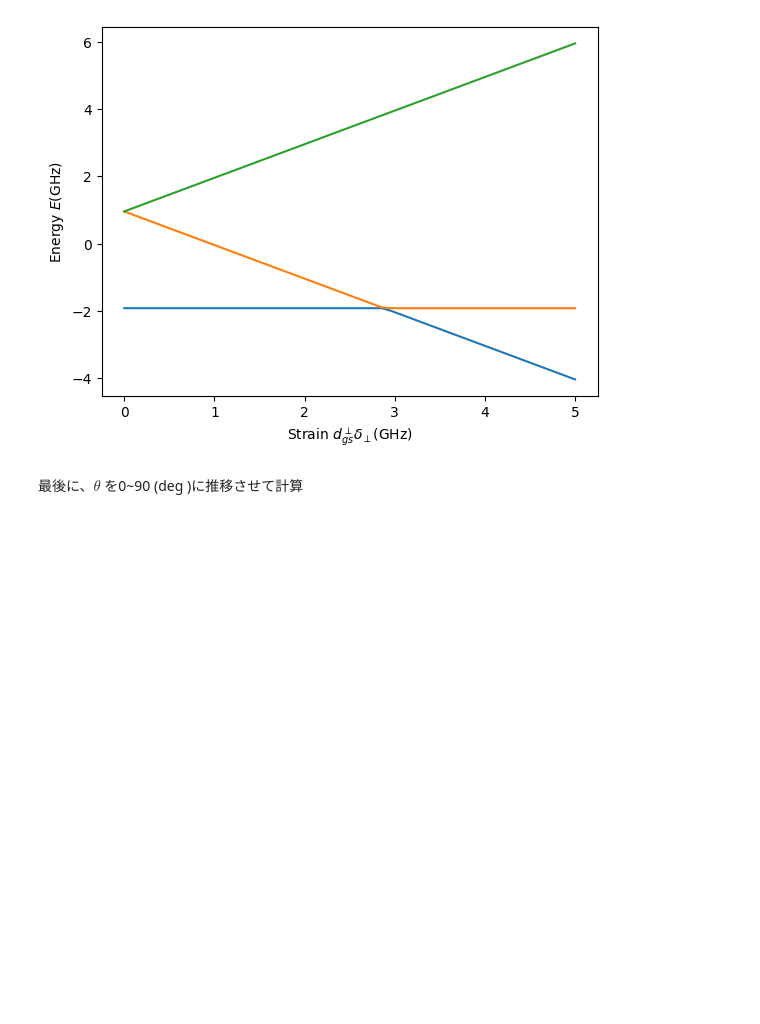
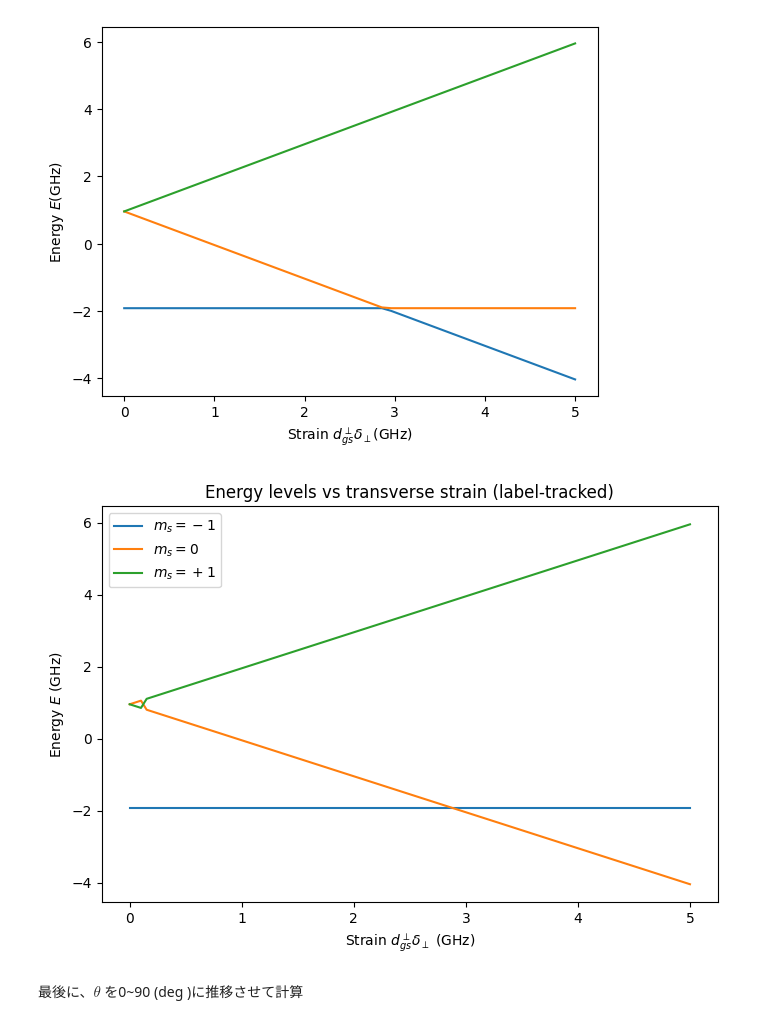
Before and after one commit to Risei412/EIT, a Jupyter notebook: Research note on NV-EIT_via GSLACK_project- - revised.ipynb, the cells around one changed output. Cells and saved outputs as stored; diff of their text form; code cells hidden in the pictures; blank space fills up the shorter version.

```diff
--- a/Research note on NV-EIT_via GSLACK_project- - revised.ipynb
+++ b/Research note on NV-EIT_via GSLACK_project- - revised.ipynb
@@ -417,6 +515,60 @@ plt.show()
 # %% [output]
 50
 [figure]
+# %%
+# === delta_perp スキャン定義 ===
+delta_range = np.linspace(0, 5e9, 100)  # Hz
+deltay = delta_range / d_gs_perp
+xvals = d_gs_perp * np.sqrt(deltay**2) / 1e9  # GHz for plotting
+
+# === 基準固有状態の取得（delta = 0）===
+H0 = H_gs + V_gs(E=[0,0,0], B=[0,0,0], delta=[0, 0, 0])
+eval0, evec0 = H0.eigenstates()
+reference_states = evec0  # 長さ3の状態リスト
+
+# # Sz期待値で初期状態のラベルを割当
+# sz_vals_0 = [qt.expect(Sz, s) for s in evec0]
+# label_map = np.argsort(sz_vals_0)  # small→large ⇒ [-1, 0, +1]
+# reference_states = [evec0[i] for i in label_map]  # 長さ3の状態リスト
+
+# === エネルギーリスト（ラベル固定）===
+energies = [[], [], []]  # 固定ラベル：index = 0,1,2
+
+for deltayi in deltay:
+    H = H_gs + V_gs(E=[0,0,0], B=[0,0,0], delta=[0, deltayi, 0])
+    evals, evecs = H.eigenstates()
+
+    # 各状態とのオーバーラップを評価し、参照と最も近い状態を割当て
+    overlaps = np.array([
+        [abs(evec.overlap(ref)) for ref in reference_states]
+        for evec in evecs
+    ])
+    #matched_indices = np.argmax(overlaps, axis=1)  # (3,) 配列：evec[i]が参照のどれと近いか
+    # 負のオーバーラップをコスト関数として最適な割当（行=ref, 列=evec）
+    row_ind, col_ind = linear_sum_assignment(-overlaps)
+    # # index固定（matched_indices[i]=j → evec[i]はref[j]に対応）
+    # for true_label in range(3):
+    #     i = np.argmax(overlaps[true_label])  # ref[true_label]に最も近い evecs[i]
+    #     energies[true_label].append(evals[i])
+    # 割り当てられたものだけを使ってエネルギー格納
+    for true_label, i in zip(row_ind, col_ind):
+        energies[true_label].append(evals[i])
+
+# === プロット ===
+colors = ['tab:blue', 'tab:orange', 'tab:green']
+labels = [r"$m_s = -1$", r"$m_s = 0$", r"$m_s = +1$"]
+
+plt.figure(figsize=(7,5))
+for i in range(3):
+    plt.plot(xvals, np.array(energies[i])/1e9, label=labels[i], color=colors[i])
+plt.xlabel(r"Strain $d_{gs}^{\perp} \delta_\perp$ (GHz)")
+plt.ylabel(r"Energy $E$ (GHz)")
+plt.title("Energy levels vs transverse strain (label-tracked)")
+plt.legend()
+plt.tight_layout()
+plt.show()
+# %% [output]
+[figure, added]
 # %% [markdown]
 最後に、$\theta$ を0~90 (deg )に推移させて計算
 # %%
```
Also changed, not shown: parts of 13 cells of this notebook.
